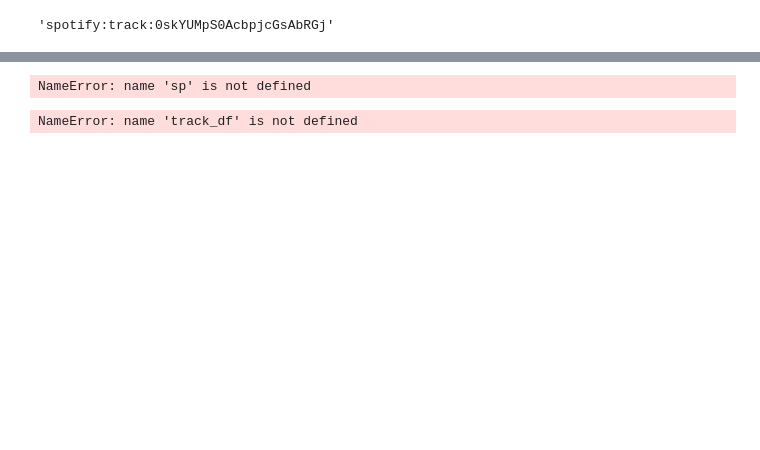
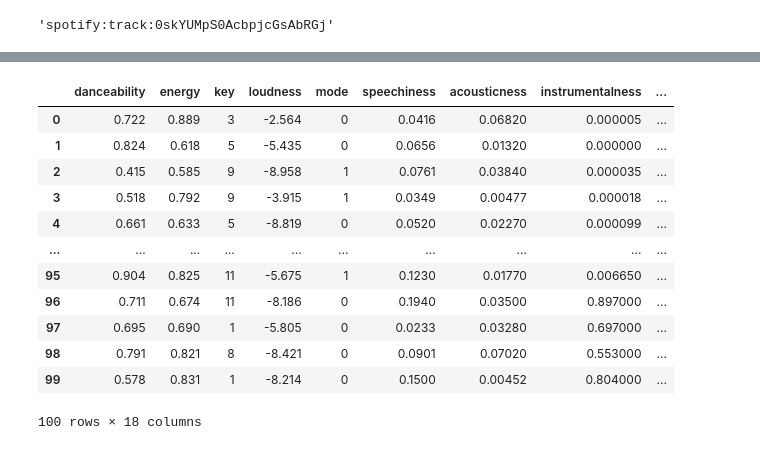
Before and after one commit to bbneves/Spotify_Playlist_Analysis, a Jupyter notebook: create_features_df.ipynb, the cells around one changed output, grey strips where cells are left out. Cells and saved outputs as stored; diff of their text form; code cells hidden in the pictures; blank space fills up the shorter version.

```diff
--- a/create_features_df.ipynb
+++ b/create_features_df.ipynb
@@ -23,7 +78,7 @@ os.environ['SPOTIPY_CLIENT_SECRET'] = CLIENT_SECRET
 # instantiate Spotify class
 sp = spotipy.Spotify(client_credentials_manager=SpotifyClientCredentials())
 # %%
-track_uris = playlist_df.track_uri
+track_uris = playlist_df["Song URI"]
 # %%
 track_uris
 # %% [output]
@@ -54,3 +134,3 @@ split_tracks[0][0]
 # %%
-list_1 = split_tracks[:1]
+list_15 = split_tracks[14:15]
 # %%
@@ -71,19 +168,19 @@ Name: track_uri, Length: 100, dtype: object
 # %%
-track_info = sp.audio_features(list_1[0])
+track_info = sp.audio_features(list_15[0])
-# %%
-import time
-track = []
-
-for i in range(0, 20):
-    time.sleep(30)
-    tracks = sp.audio_features(split_tracks[i])
-    track = track + tracks
-    print(len(track))
-
-track_df = pd.DataFrame(track)
-# %% [output]
-NameError: name 'sp' is not defined
 # %%
-track_df
+test_df = pd.DataFrame(track_info)
+test_df
 # %% [output]
+|  | danceability | energy | key | loudness | mode | speechiness | acousticness | instrumentalness | ... |
+| 0 | 0.722 | 0.889 | 3 | -2.564 | 0 | 0.0416 | 0.06820 | 0.000005 | ... |
+| 1 | 0.824 | 0.618 | 5 | -5.435 | 0 | 0.0656 | 0.01320 | 0.000000 | ... |
+| 2 | 0.415 | 0.585 | 9 | -8.958 | 1 | 0.0761 | 0.03840 | 0.000035 | ... |
+| 3 | 0.518 | 0.792 | 9 | -3.915 | 1 | 0.0349 | 0.00477 | 0.000018 | ... |
+| 4 | 0.661 | 0.633 | 5 | -8.819 | 0 | 0.0520 | 0.02270 | 0.000099 | ... |
+| ... | ... | ... | ... | ... | ... | ... | ... | ... | ... |
+| 95 | 0.904 | 0.825 | 11 | -5.675 | 1 | 0.1230 | 0.01770 | 0.006650 | ... |
+| 96 | 0.711 | 0.674 | 11 | -8.186 | 0 | 0.1940 | 0.03500 | 0.897000 | ... |
+| 97 | 0.695 | 0.690 | 1 | -5.805 | 0 | 0.0233 | 0.03280 | 0.697000 | ... |
+| 98 | 0.791 | 0.821 | 8 | -8.421 | 0 | 0.0901 | 0.07020 | 0.553000 | ... |
+| 99 | 0.578 | 0.831 | 1 | -8.214 | 0 | 0.1500 | 0.00452 | 0.804000 | ... |
-NameError: name 'track_df' is not defined
+100 rows × 18 columns
```
Also changed, not shown: parts of 24 cells of this notebook.
